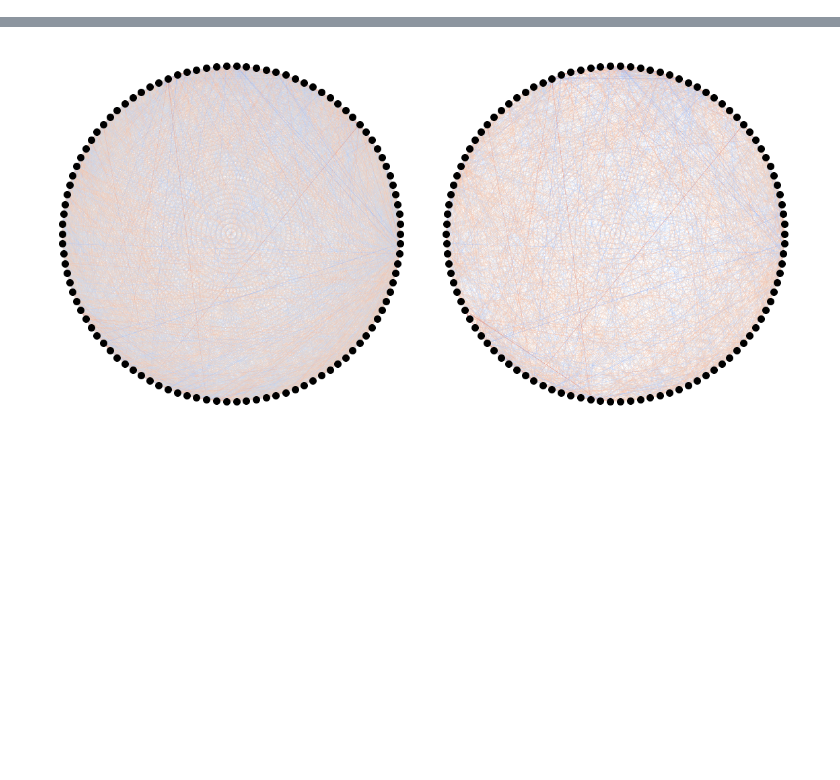
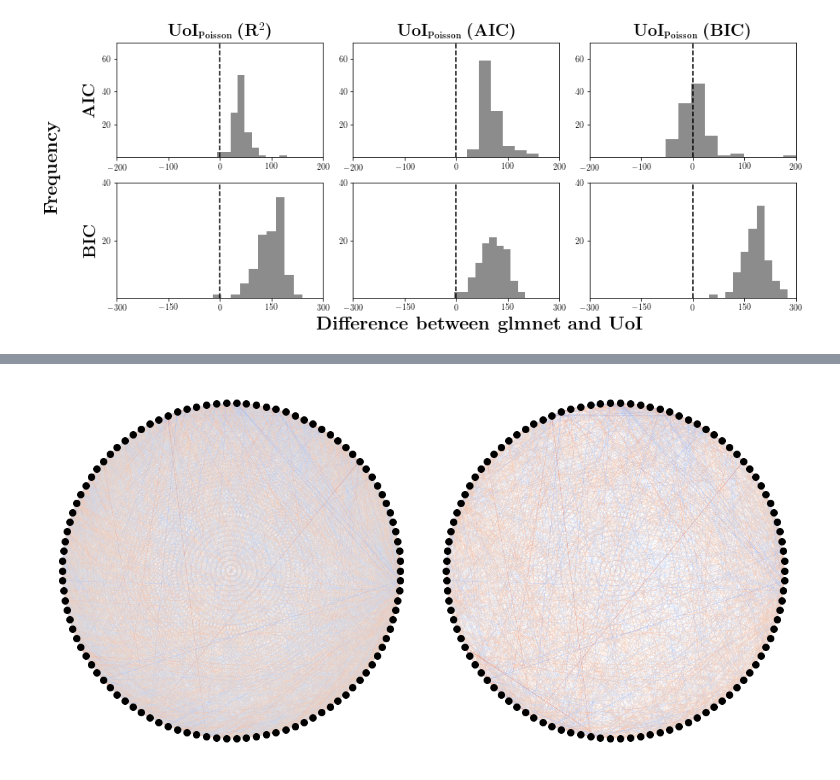
Before and after one commit to BouchardLab/neuroinference, a Jupyter notebook: notebooks/coupling/pvc11_coupling_analysis.ipynb, the cells around one changed output, grey strips where cells are left out. Saved outputs shown, nothing was run; the diff lists cells and outputs as text; code cells hidden in the pictures; blank space fills up the shorter version.

```diff
--- a/notebooks/coupling/pvc11_coupling_analysis.ipynb
+++ b/notebooks/coupling/pvc11_coupling_analysis.ipynb
@@ -12,0 +227,49 @@ from utils import plot_coupling_grid
+# %%
+fig, axes = plot_difference_distribution(baseline_group=baselines[0],
+                                fits_groups=algorithms[0],
+                                metrics=['AICs', 'BICs'])
+
+for ax in axes[0]:
+    ax.set_xlim([-200, 200])
+    ax.axvline(0, linestyle='--', color='k')
+    ax.set_ylim([0, 70])
+    ax.set_xticks([-200, -100, 0, 100, 200])
+    ax.set_yticks([20, 40, 60])
+
+for ax in axes[1]:
+    ax.set_xlim([-300, 300])
+    ax.axvline(0, linestyle='--', color='k')
+    ax.set_ylim([0, 40])
+    ax.set_xticks([-300, -150, 0, 150, 300])
+    ax.set_yticks([20, 40])
+
+axes[0, 0].set_ylabel(r'\textbf{AIC}', fontsize=20)
+axes[1, 0].set_ylabel(r'\textbf{BIC}', fontsize=20)
+
+
+axes[0, 0].set_title(r'\textbf{UoI}$_{\normalsize\textbf{Poisson}}$ \textbf{(}$\mathbf{R}^2$\textbf{)}',
+                     fontsize=20)
+axes[0, 1].set_title(r'\textbf{UoI}$_{\normalsize\textbf{Poisson}}$ \textbf{(AIC)}',
+                     fontsize=20)
+axes[0, 2].set_title(r'\textbf{UoI}$_{\normalsize\textbf{Poisson}}$ \textbf{(BIC)}',
+                     fontsize=20)
+
+fig.text(
+    x=0.55, y=-0.01,
+    s=r'\textbf{Difference between glmnet and UoI}',
+    fontsize=22,
+    horizontalalignment='center',
+    verticalalignment='center')
+
+fig.text(
+    x=-0.03, y=0.5,
+    s=r'\textbf{Frequency}',
+    fontsize=22,
+    rotation=90,
+    horizontalalignment='center',
+    verticalalignment='center')
+
+plt.tight_layout()
+plt.savefig('pvc11_monkey1_coupling_poisson_difference_distributions.pdf', bbox_inches='tight')
+# %% [output]
+[figure, added]
```
Also changed, not shown: parts of 26 cells of this notebook, 3 other files.
